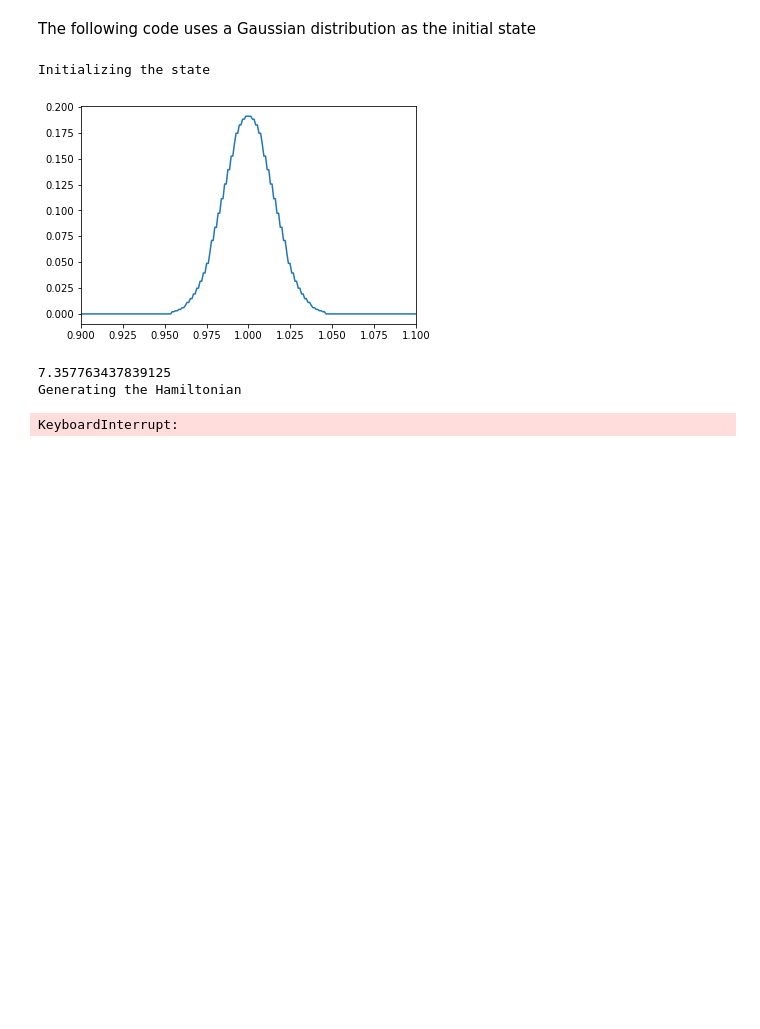
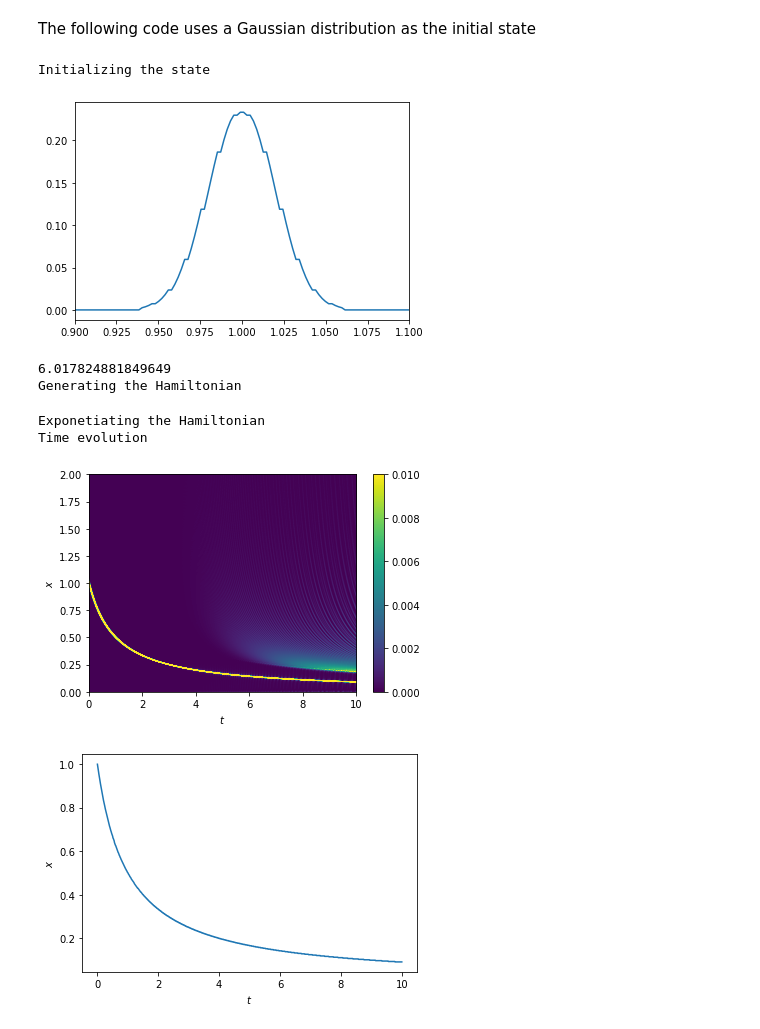
Before and after one commit to 1MChristensen/PhD-Work, a Jupyter notebook: KvN/KvN.ipynb, the cells around one changed output. Drawn from its saved outputs; the diff is of its cells as text; code cells hidden in the pictures; blank space fills up the shorter version.

```diff
--- a/KvN/KvN.ipynb
+++ b/KvN/KvN.ipynb
@@ -50,36 +50,39 @@ Time evolution
 The following code uses a Gaussian distribution as the initial state
 # %%
 # Set up the grid
-n_qubits = 11
+n_qubits = 8
 n_grid = 2**n_qubits
 grid_extent = (0,2)
 x = np.linspace(*grid_extent, n_grid)
 
 # Set up time
 n_steps = 1000
 delta = 0.01
 t = np.linspace(0, n_steps*delta, n_steps)
 
 # Set up the initial state (delta in this case)
-psi = kvn.psi0(x, 1, type='gaussian', std=0.015, n_bins=50)
+psi = kvn.psi0(x, 1, type='gaussian', std=0.02, n_bins=50)
 
 print(sum(psi))
 
 # Generate the Hamiltonian to solve generic quadratic ODE,
 # i.e. ax^2 + bx + c where a,b,c are in params list
 params = (-1,0,0)
 H = kvn.KvN_hamiltonian(x, params)
 
 # Time evolve the state
 psi_store = kvn.time_evolution(H, psi, delta, n_steps)
 
 # Plot the results
-kvn.plot_evolution(x, psi_store, t)
-kvn.plot_mode(x, psi_store, t)
-kvn.plot_std(x, psi_store, t, log=True)
+kvn.plot_evolution(x, psi_store, t, save=True)
+kvn.plot_mode(x, psi_store, t, save=True)
+kvn.plot_std(x, psi_store, t, log=True, save=True)
 # %% [output]
 Initializing the state
-[figure, old version]
+[figure, new version]
-7.357763437839125
+6.017824881849649
 Generating the Hamiltonian
-KeyboardInterrupt:
+Exponetiating the Hamiltonian
+Time evolution
+[figure, added]
+[figure, added]
```
Also changed, not shown: parts of 3 cells of this notebook, 5 other files.
